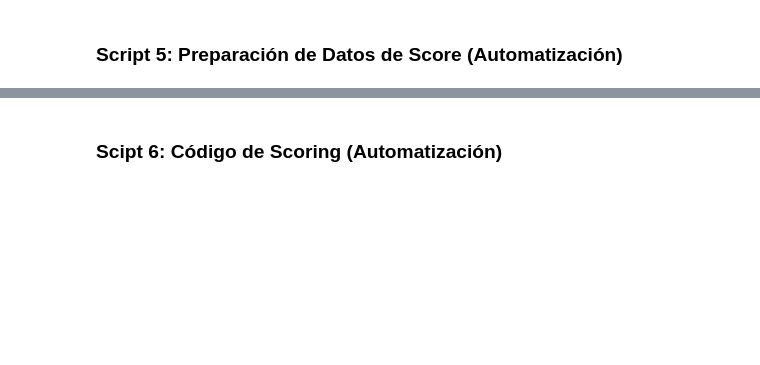
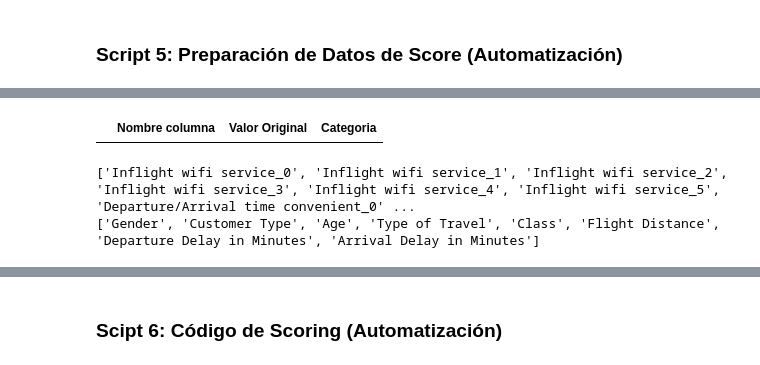
Before and after one commit to ripealmo14/Model_Passenger_Satisfaction, a Jupyter notebook: notebooks/N2_BuildingScript.ipynb, the cells around one changed output, grey strips where cells are left out. Cells and saved outputs as stored; diff of their text form; code cells hidden in the pictures; blank space fills up the shorter version.

```diff
--- a/notebooks/N2_BuildingScript.ipynb
+++ b/notebooks/N2_BuildingScript.ipynb
@@ -192,4 +209,5 @@ categorical_indexes = [0, 1, 3, 4] + list(range(6,20))
 df.iloc[:, categorical_indexes] = df.iloc[:, categorical_indexes].astype('category')
 
 # Como el porcentaje de los calores vacios es menor al 1% podriamos eliminar o reemplaxar por la mediana estos valores
-df = df.dropna()
+#df = df.dropna()
+print(df.info())
@@ -206,15 +242,26 @@ nonbinary_columns = [c for c in categorical_columns if df_describe[c]['unique']
 # %%
 # Codificación
 original_df = df[binary_columns].copy()
 df[binary_columns] = df[binary_columns].astype('category').apply(lambda x: x.cat.codes)
 df[binary_columns] = df[binary_columns].astype('category')
 
 # Tabla de equivalencia
 list_transformation = []
 list_transformation = [(col, val, code) for col in binary_columns
                                         for val, code in zip(original_df[col].unique(), df[col].unique())]
 
 df_transform = pd.DataFrame(list_transformation, columns=["Nombre columna", "Valor Original", "Categoria"])
+df_transform
+# %% [output]
+|  | Nombre columna | Valor Original | Categoria |
+# %%
+df_nonbinary = pd.get_dummies(df[nonbinary_columns])
+print(df_nonbinary.columns.tolist())
+df_numerical = df[numerical_columns]
+print(df_numerical.columns.tolist())
+# %% [output]
+['Inflight wifi service_0', 'Inflight wifi service_1', 'Inflight wifi service_2', 'Inflight wifi service_3', 'Inflight wifi service_4', 'Inflight wifi service_5', 'Departure/Arrival time convenient_0' ...
+['Gender', 'Customer Type', 'Age', 'Type of Travel', 'Class', 'Flight Distance', 'Departure Delay in Minutes', 'Arrival Delay in Minutes']
 # %%
 df_nonbinary = pd.get_dummies(df[nonbinary_columns])
 df_numerical = df[numerical_columns]
```
Also changed, not shown: parts of 6 cells of this notebook, 3 other files.
